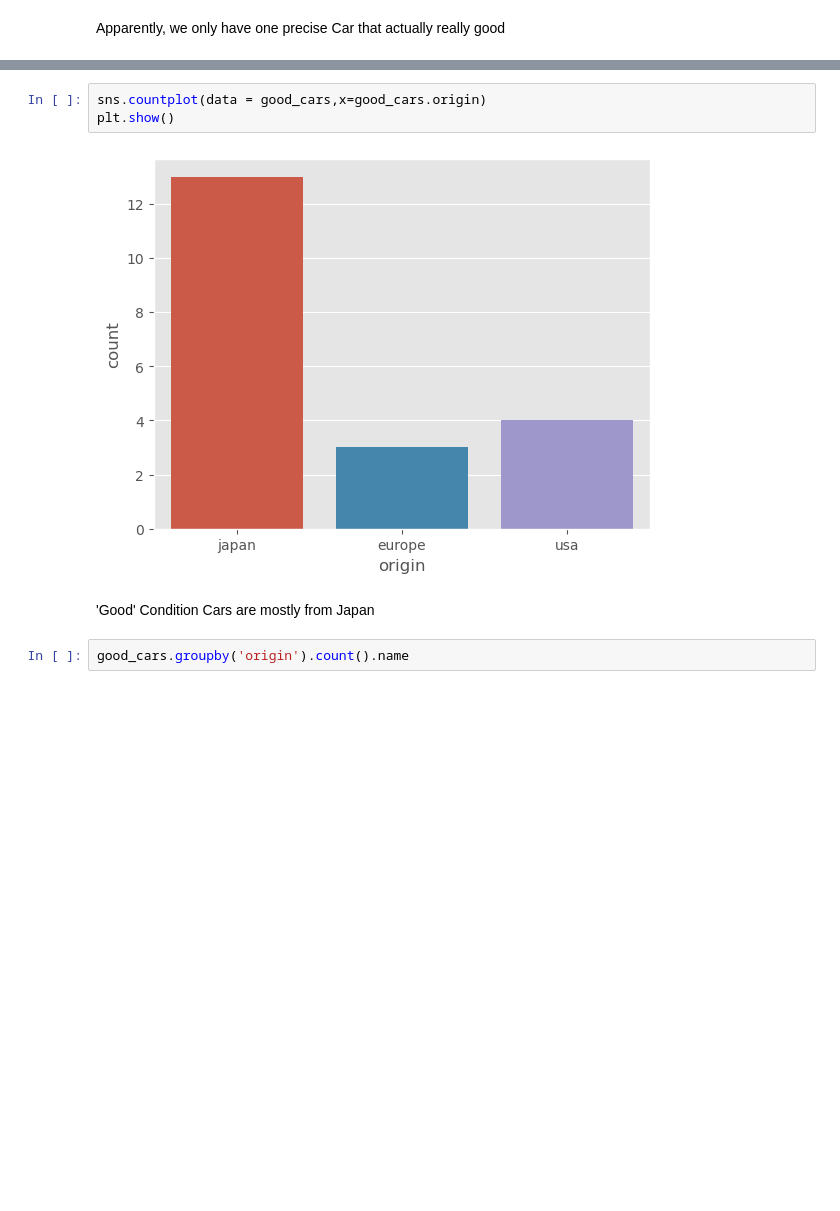
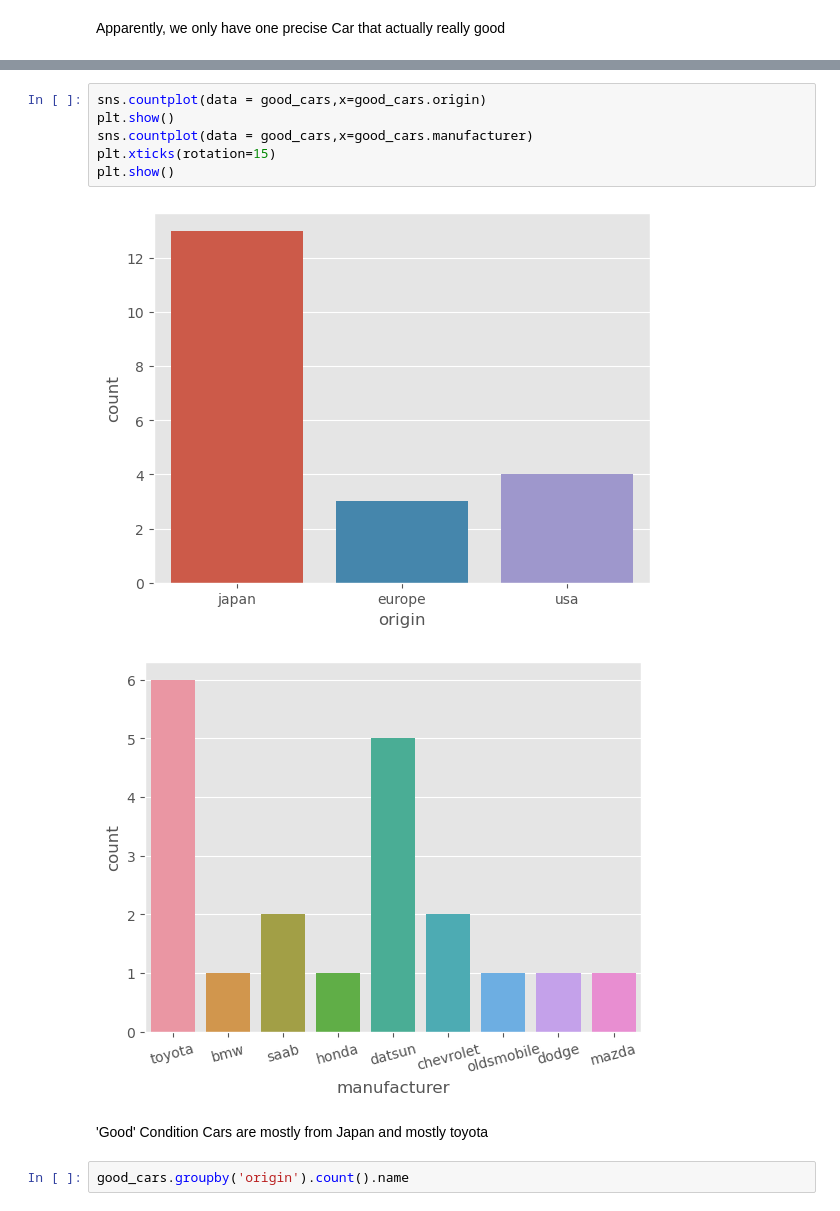
Before and after one commit to nuwbie-11/DataAnalytics101, a Jupyter notebook: automobile-dataset/automobile.ipynb, the cells around one changed output, grey strips where cells are left out. Saved outputs shown, nothing was run; the diff lists cells and outputs as text; blank space fills up the shorter version.

```diff
--- a/automobile-dataset/automobile.ipynb
+++ b/automobile-dataset/automobile.ipynb
@@ -238,10 +281,14 @@ good_cars
 # %%
 sns.countplot(data = good_cars,x=good_cars.origin)
 plt.show()
+sns.countplot(data = good_cars,x=good_cars.manufacturer)
+plt.xticks(rotation=15)
+plt.show()
 # %% [output]
 [figure]
+[figure, added]
 # %% [markdown]
-'Good' Condition Cars are mostly from Japan
+'Good' Condition Cars are mostly from Japan and mostly toyota
 # %%
 good_cars.groupby('origin').count().name
 # %% [output]
```
Also changed, not shown: parts of 12 cells of this notebook, 1 other file.
